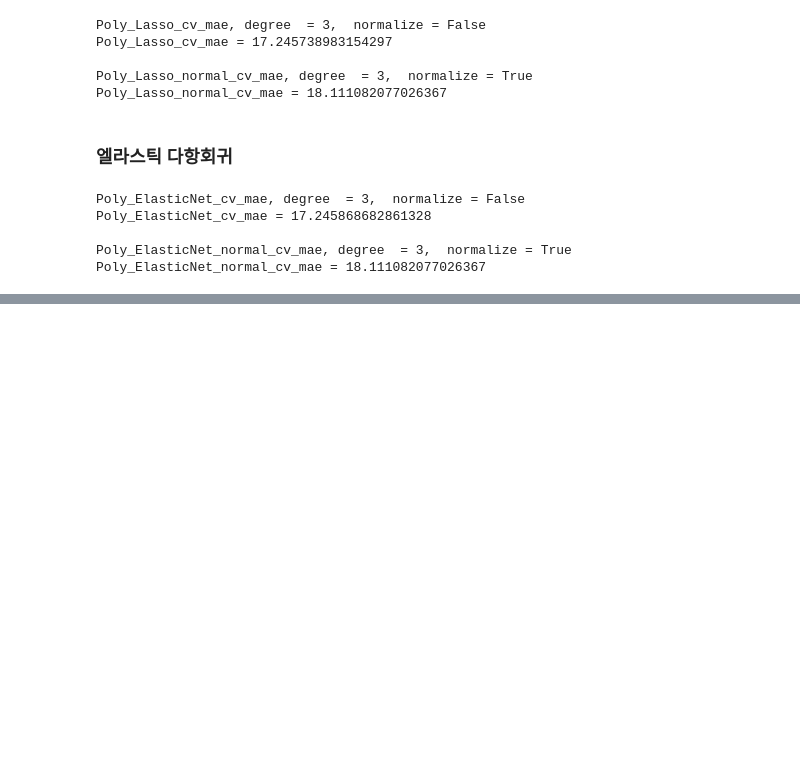
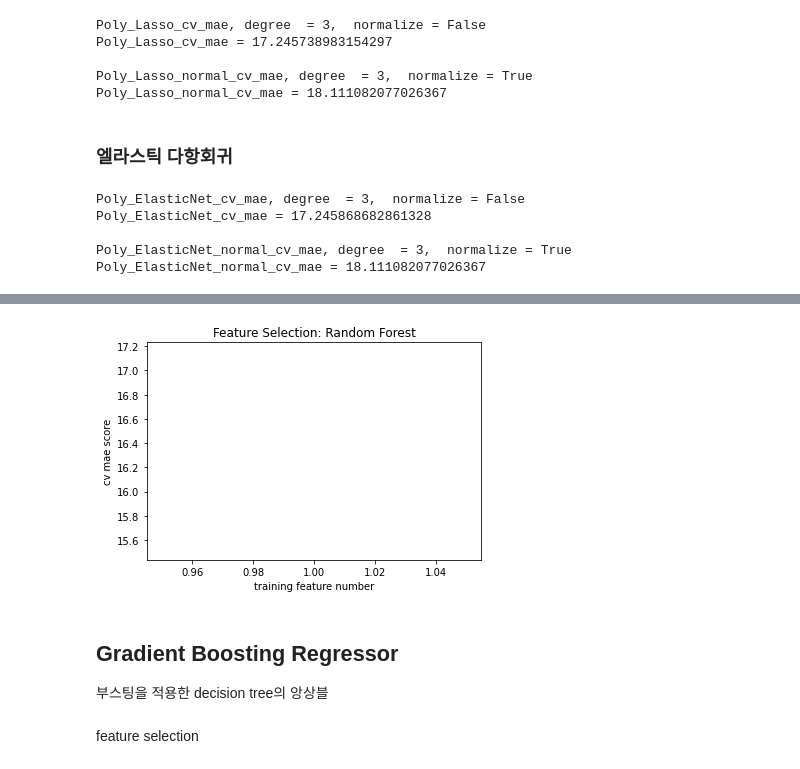
Before and after one commit to deagwon97/machine-learning-and-practice-report, a Jupyter notebook: Dacon_satellite_model.ipynb, the cells around one changed output, grey strips where cells are left out. Drawn from its saved outputs; the diff is of its cells as text; code cells hidden in the pictures; blank space fills up the shorter version.

```diff
--- a/Dacon_satellite_model.ipynb
+++ b/Dacon_satellite_model.ipynb
@@ -460,0 +561,13 @@ mae(y_test, pred_xgb)
+# %%
+# feature selection 시각화
+plt.plot(range(1,2), cv_mae_selected)
+#plt.plot(range(1,15), cv_mae_selected)
+plt.title('Feature Selection: Random Forest')
+plt.xlabel('training feature number')
+plt.ylabel('cv mae score')
+plt.show()
+# %% [output]
+[figure, added]
+# %% [markdown]
+## Gradient Boosting Regressor
+부스팅을 적용한 decision tree의 앙상블
@@ -460,0 +600,2 @@ mae(y_test, pred_xgb)
+# %% [markdown]
+feature selection
```
Also changed, not shown: parts of 56 cells of this notebook.
